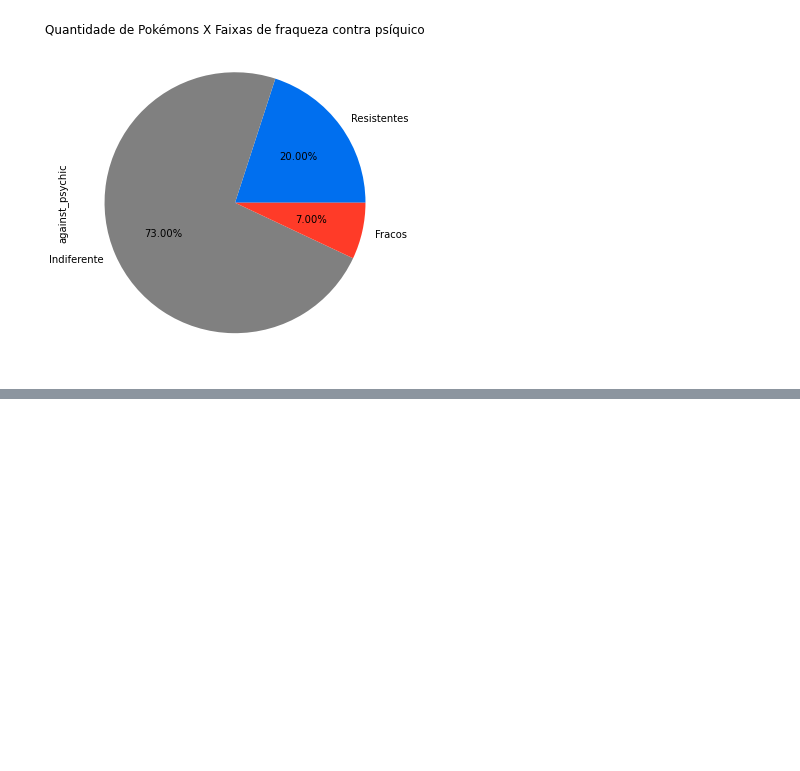
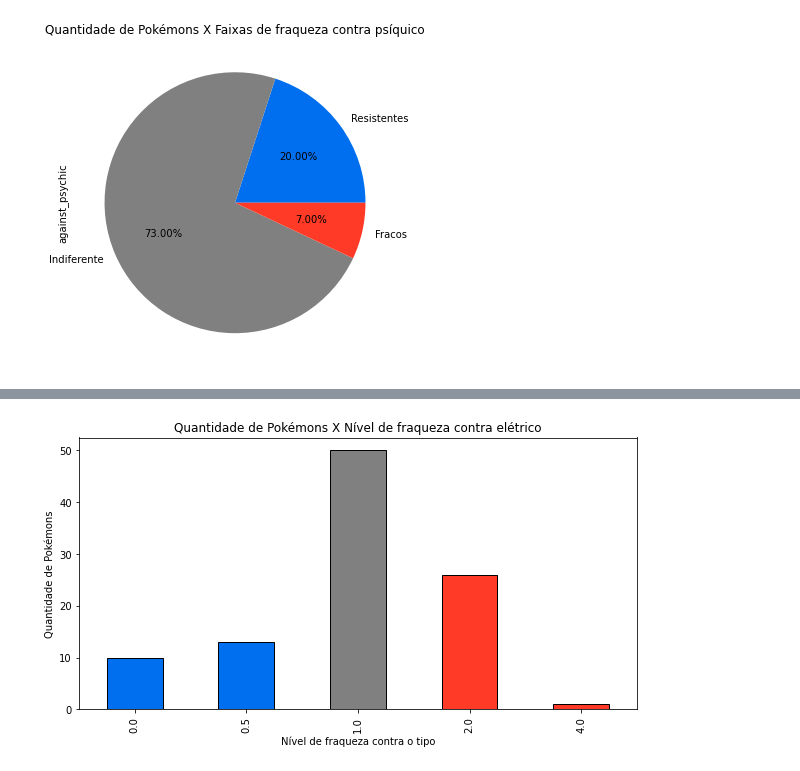
Before and after one commit to elvisviana025/Analise-Pokemon2, a Jupyter notebook: analise_pokemon2.ipynb, the cells around one changed output, grey strips where cells are left out. Saved outputs shown, nothing was run; the diff lists cells and outputs as text; code cells hidden in the pictures; blank space fills up the shorter version.

```diff
--- a/analise_pokemon2.ipynb
+++ b/analise_pokemon2.ipynb
@@ -353,0 +338,5 @@ sns.histplot(df_pkmn['against_fire'])
+# %%
+series_fraqueza_electric = criar_series_fraquezas(df_pkmn, 'against_electric')
+criar_grafico_series_fraquezas(series_fraqueza_electric, ['#006FEF', '#006FEF', 'gray', '#FF3B28', '#FF3B28'], "Quantidade de Pokémons X Nível de fraqueza contra elétrico")
+# %% [output]
+[figure, added]
```
Also changed, not shown: parts of 75 cells of this notebook.
